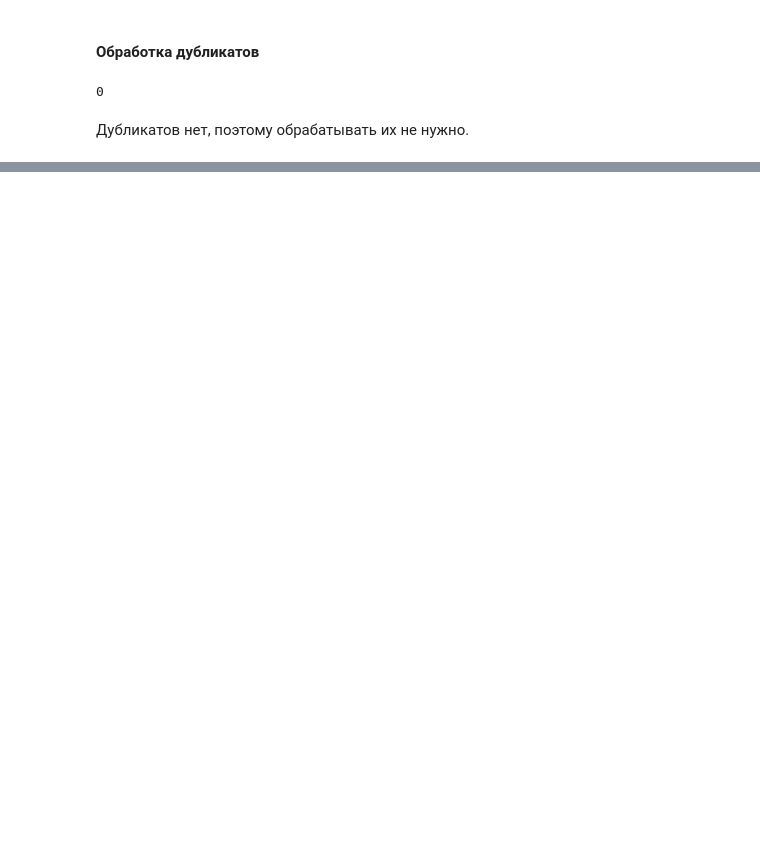
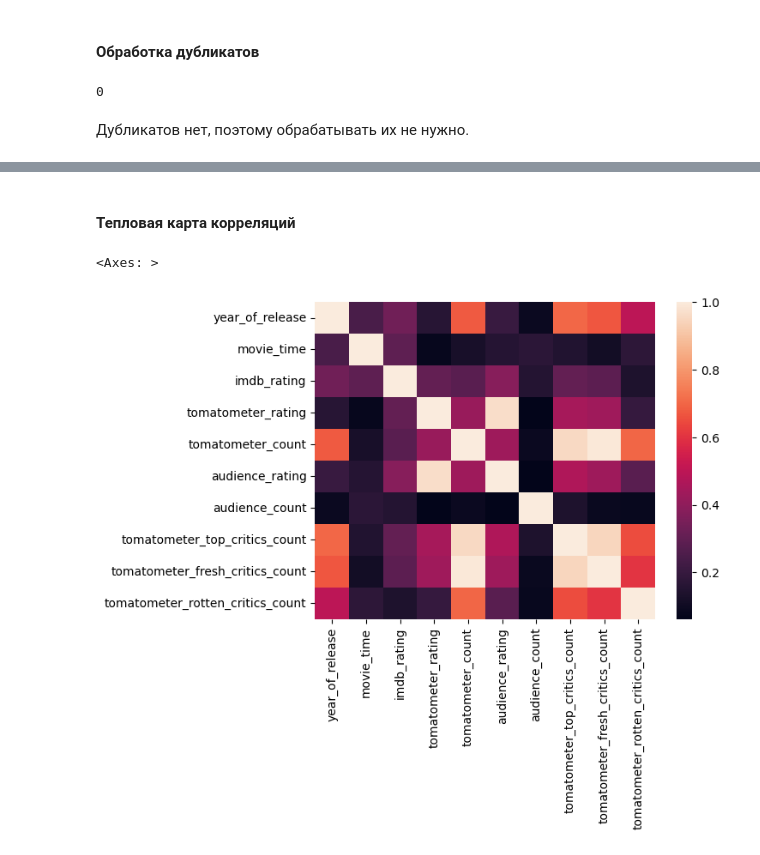
Before and after one commit to kurpenok/omstu, a Jupyter notebook: semester_4/machine_learning/task_2/main.ipynb, the cells around one changed output, grey strips where cells are left out. Drawn from its saved outputs; the diff is of its cells as text; code cells hidden in the pictures; blank space fills up the shorter version.

```diff
--- a/semester_4/machine_learning/task_2/main.ipynb
+++ b/semester_4/machine_learning/task_2/main.ipynb
@@ -144,0 +191,18 @@ df["streaming_release_date"] = pd.to_datetime(df["oscar_year"], format="%Y-%m-%d
+# %%
+df["critic_consensus"].fillna("unknown", inplace=True)
+df["audience_status"].fillna("unknown", inplace=True)
+df["authors"].fillna("unknown", inplace=True)
+df["directors"].fillna("unknown", inplace=True)
+df["movie_info"].fillna("unknown", inplace=True)
+df["content_rating"].fillna(0.0, inplace=True)
+df["production_company"].fillna("unknown", inplace=True)
+df["tomatometer_count"].fillna(0.0, inplace=True)
+df["actors"].fillna("unknown", inplace=True)
+df["genre"].fillna("unknown", inplace=True)
+df["tomatometer_rating"].fillna(0.0, inplace=True)
+df["audience_rating"].fillna(0.0, inplace=True)
+df["audience_count"].fillna(0.0, inplace=True)
+df["tomatometer_top_critics_count"].fillna(0.0, inplace=True)
+df["tomatometer_fresh_critics_count"].fillna(0.0, inplace=True)
+df["tomatometer_rotten_critics_count"].fillna(0.0, inplace=True)
+df["tomatometer_status"].fillna("unknown", inplace=True)
@@ -152,0 +255,7 @@ df.duplicated().sum()
+# %% [markdown]
+#### Тепловая карта корреляций
+# %%
+sns.heatmap(df.select_dtypes(include=["int64", "float64"]).corr())
+# %% [output]
+<Axes: >
+[figure, added]
```
Also changed, not shown: parts of 27 cells of this notebook.
